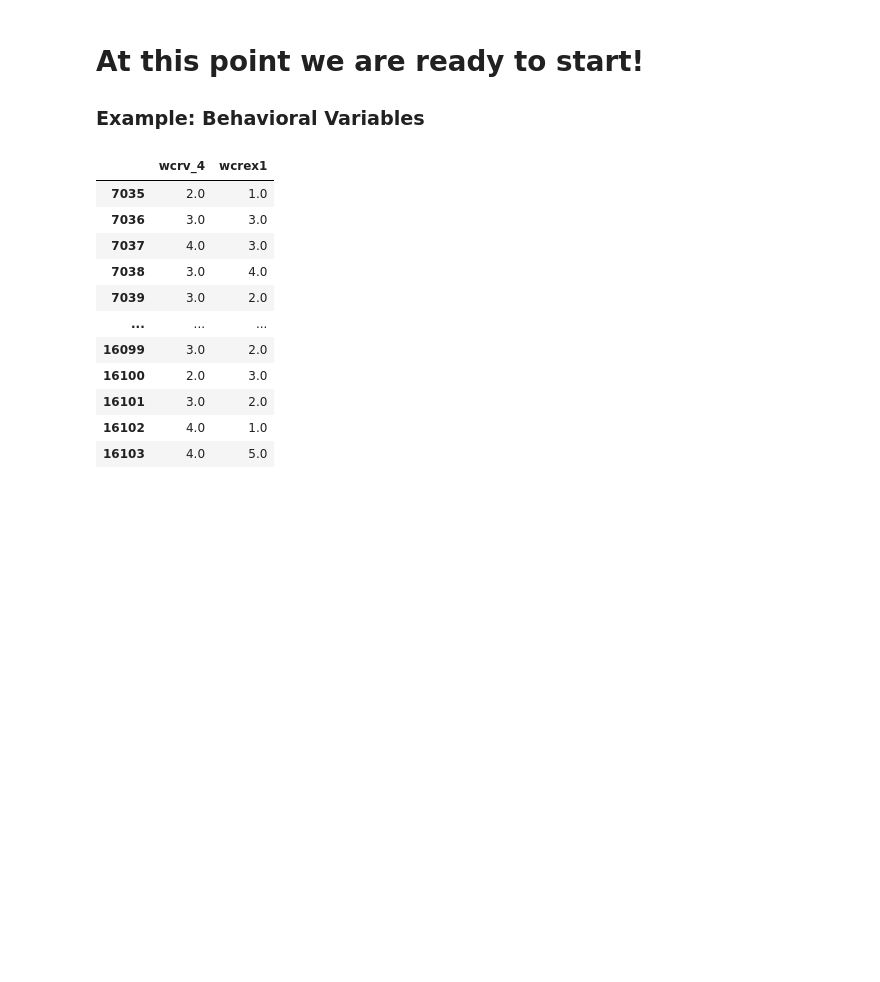
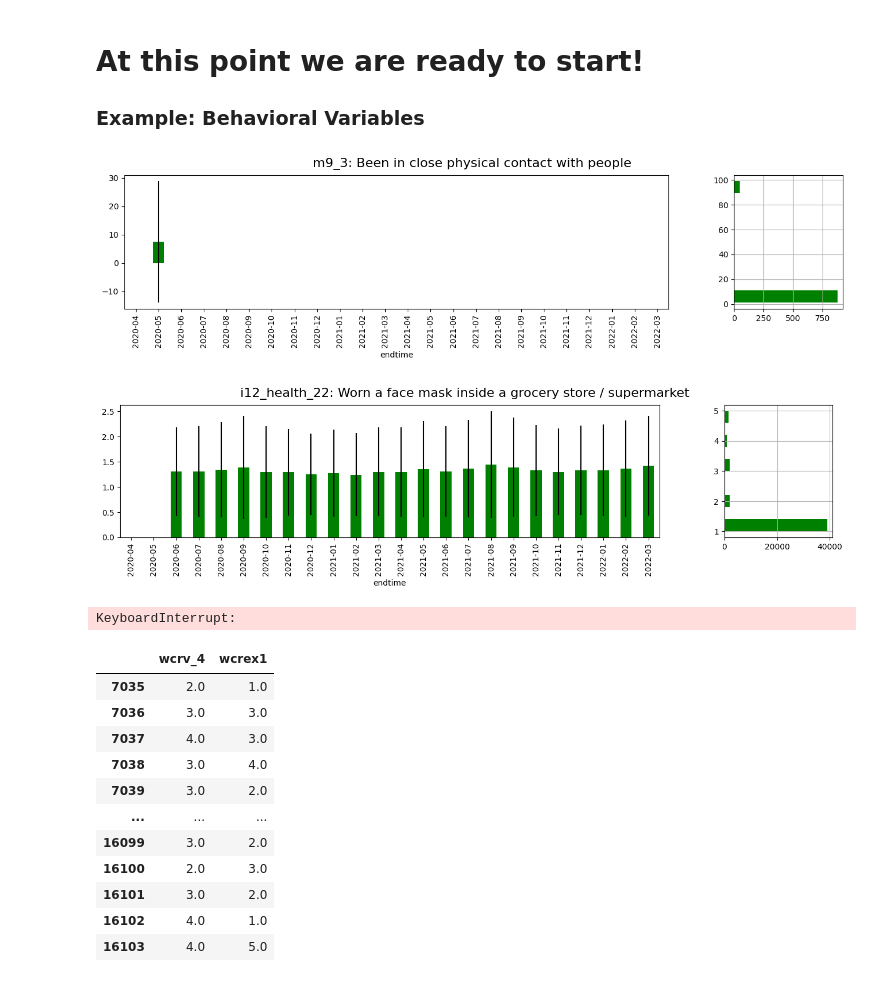
Before and after one commit to sevenbanisch/hackthon_yougov_data, a Jupyter notebook: hackathon/Joris/loadandcleandata.ipynb, the cells around one changed output. Cells and saved outputs as stored; diff of their text form; code cells hidden in the pictures; blank space fills up the shorter version.

```diff
--- a/hackathon/Joris/loadandcleandata.ipynb
+++ b/hackathon/Joris/loadandcleandata.ipynb
@@ -269,15 +276,17 @@ def myhistplot(item):
 
 ### Example: Behavioral Variables
 # %%
-question1 = 'wcrv_4'
-question2 = 'wcrex1'
+question1 = 'm9_3'
+question2 = 'i12_health_22'
 
 items_behavior = [ i for i in remaining_cols if question1 in i]
 items_behavior.extend([question2])
 %matplotlib inline
-#for i in items_behavior:
-    #mybarplot(i)
-#    myerrorplot(i)
+for i in items_behavior:
+    myerrorplot(i)
+# %% [output]
+[figure, added]
+[figure, added]
 # %%
 #print('Will be deleted:')
 for col in df:
@@ -295,6 +304,8 @@ for index, row in df.iterrows():
 
 
 df = df.drop(index = todrop)
+# %% [output]
+KeyboardInterrupt:
 # %%
 df
 # %% [output]
```
Also changed, not shown: parts of 2 cells of this notebook, 1 other file.
